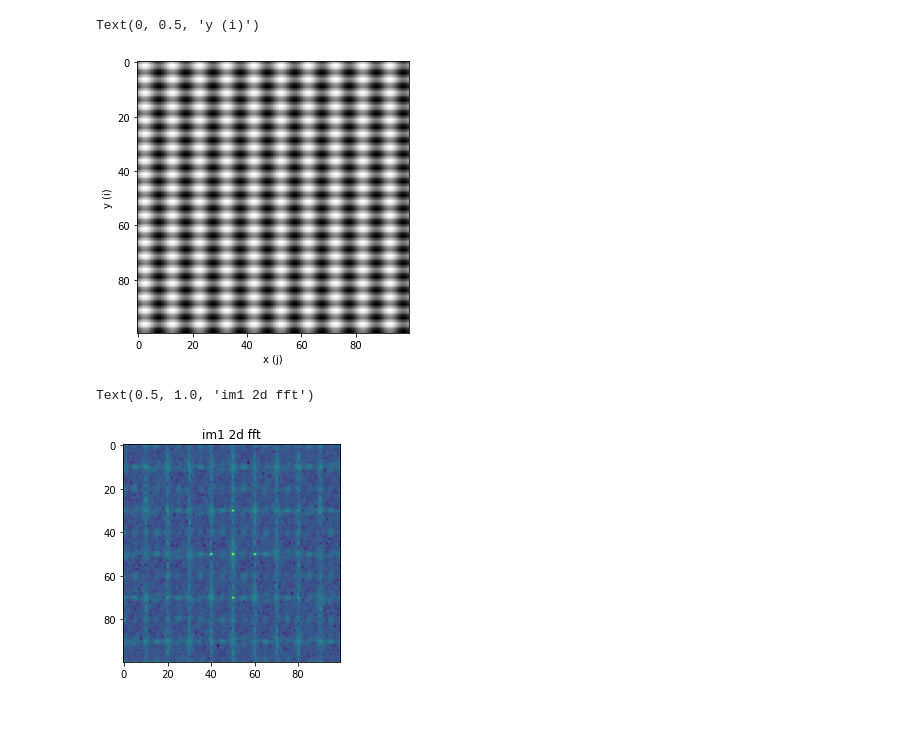
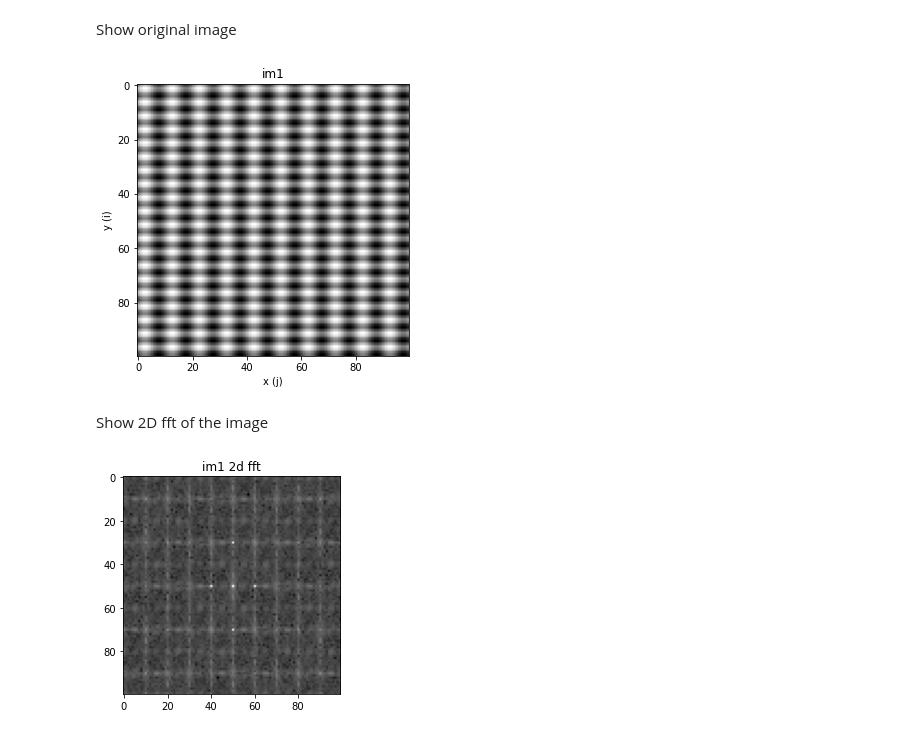
Before and after one commit to AfreeButterfly/Optique_polymtl, a Jupyter notebook: Lab4/Im1_shiftage.ipynb, the cells around one changed output. Drawn from its saved outputs; the diff is of its cells as text; code cells hidden in the pictures.

```diff
--- a/Lab4/Im1_shiftage.ipynb
+++ b/Lab4/Im1_shiftage.ipynb
@@ -1,24 +1,29 @@
 # %%
 import numpy as np
 import matplotlib.pyplot as plt
+# %% [markdown]
+Show original image
 # %%
 im1 = plt.imread('im1.png')
 
 plt.figure(figsize=[10, 5])
 # Show color image
 plt.imshow(im1, cmap='gray')
 plt.xlabel('x (j)')
 plt.ylabel('y (i)')
+plt.title('im1')
+plt.savefig("IM1_pictures/im1_graph.png")
 # %% [output]
-Text(0, 0.5, 'y (i)')
-[figure, old version]
+[figure, new version]
+# %% [markdown]
+Show 2D fft of the image
 # %%
 im1_freq = np.fft.fft2(im1) # compute fft2
 im1_freq = np.fft.fftshift(im1_freq) # shift fft2
 
 # plot results
-plt.imshow(np.log(np.abs(im1_freq)))
+plt.imshow(np.log(np.abs(im1_freq)),cmap="gray")
 plt.title('im1 2d fft')
+plt.savefig("IM1_pictures/im1_2dFFT_graph.png")
 # %% [output]
-Text(0.5, 1.0, 'im1 2d fft')
-[figure, old version]
+[figure, new version]
```
Also changed, not shown: parts of 10 cells of this notebook, 7 other files.
